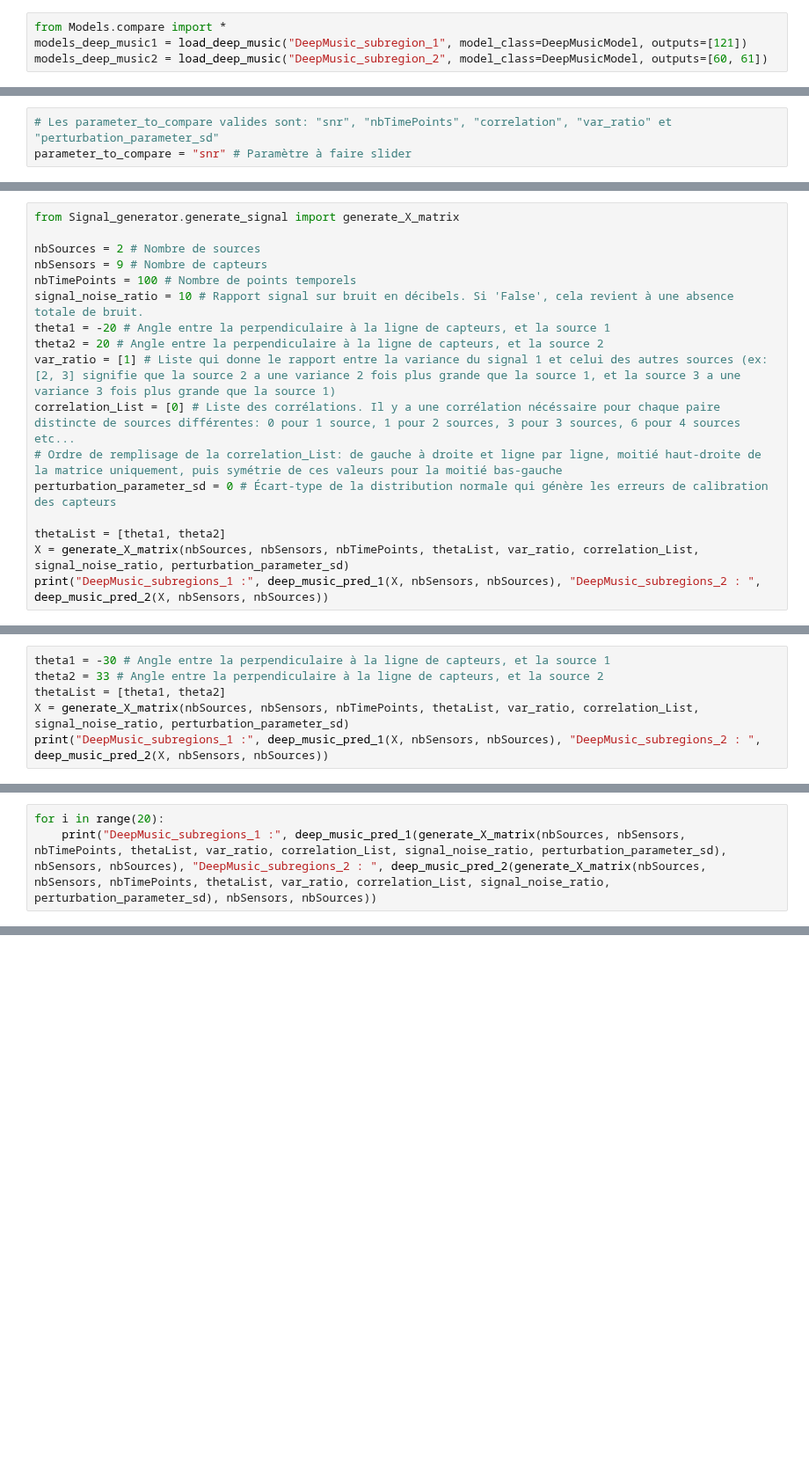
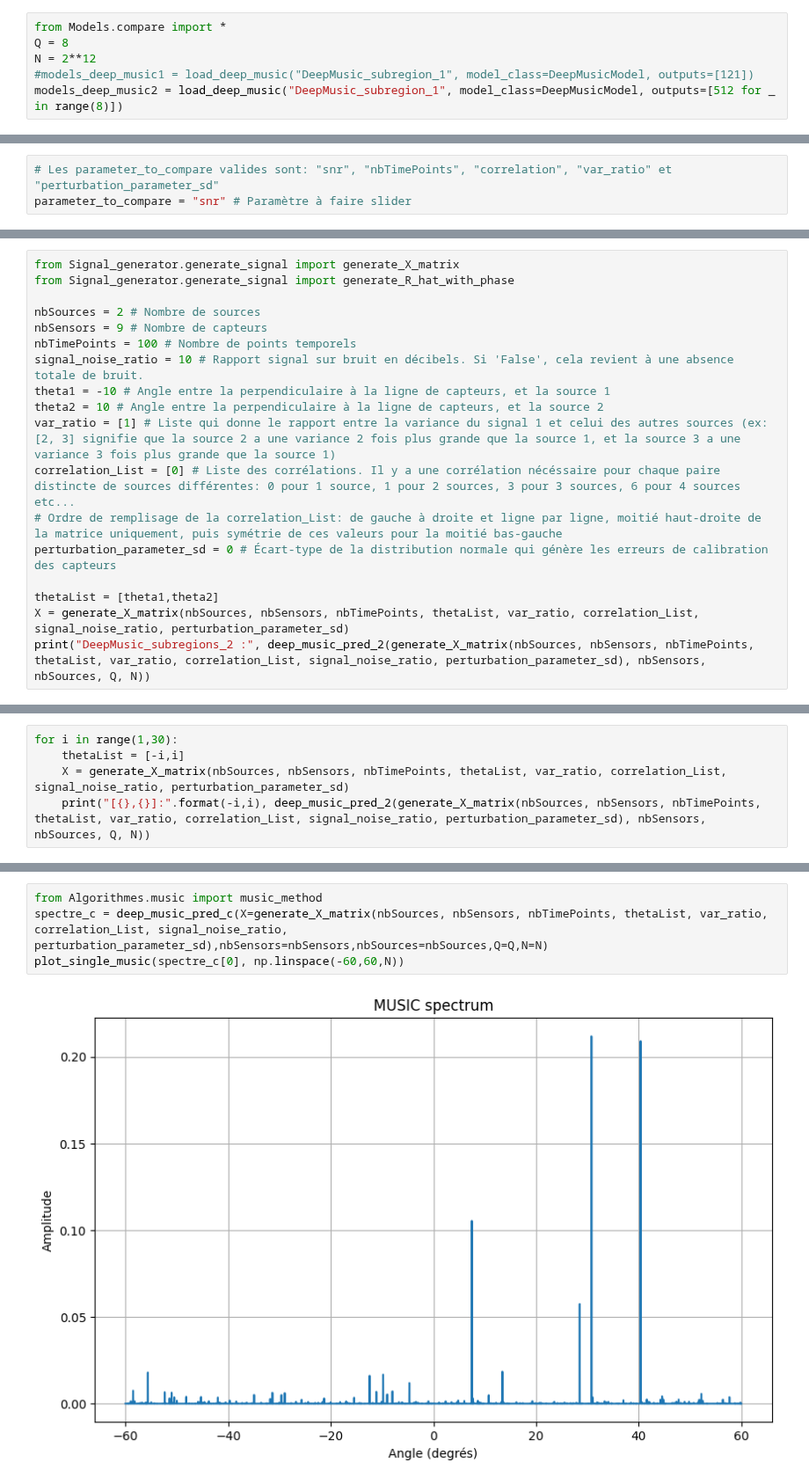
Before and after one commit to tanguylegrand2/PFE, a Jupyter notebook: MSE_compare_Nathan.ipynb, the cells around one changed output, grey strips where cells are left out. Shown at 88% size. Saved outputs shown, nothing was run; the diff lists cells and outputs as text; blank space fills up the shorter version.

```diff
--- a/MSE_compare_Nathan.ipynb
+++ b/MSE_compare_Nathan.ipynb
@@ -66,4 +19,6 @@ class DeepMusicModel(nn.Module):
 # %%
 from Models.compare import *
-models_deep_music1 = load_deep_music("DeepMusic_subregion_1", model_class=DeepMusicModel, outputs=[121])
-models_deep_music2 = load_deep_music("DeepMusic_subregion_2", model_class=DeepMusicModel, outputs=[60, 61])
+Q = 8
+N = 2**12
+#models_deep_music1 = load_deep_music("DeepMusic_subregion_1", model_class=DeepMusicModel, outputs=[121])
+models_deep_music2 = load_deep_music("DeepMusic_subregion_1", model_class=DeepMusicModel, outputs=[512 for _ in range(8)])
@@ -204,18 +148,19 @@ KeyboardInterrupt:
 # %%
 from Signal_generator.generate_signal import generate_X_matrix
+from Signal_generator.generate_signal import generate_R_hat_with_phase
 
 nbSources = 2 # Nombre de sources
 nbSensors = 9 # Nombre de capteurs
 nbTimePoints = 100 # Nombre de points temporels
 signal_noise_ratio = 10 # Rapport signal sur bruit en décibels. Si 'False', cela revient à une absence totale de bruit.
-theta1 = -20 # Angle entre la perpendiculaire à la ligne de capteurs, et la source 1
-theta2 = 20 # Angle entre la perpendiculaire à la ligne de capteurs, et la source 2
+theta1 = -10 # Angle entre la perpendiculaire à la ligne de capteurs, et la source 1
+theta2 = 10 # Angle entre la perpendiculaire à la ligne de capteurs, et la source 2
 var_ratio = [1] # Liste qui donne le rapport entre la variance du signal 1 et celui des autres sources (ex: [2, 3] signifie que la source 2 a une variance 2 fois plus grande que la source 1, et la source 3 a une variance 3 fois plus grande que la source 1)
 correlation_List = [0] # Liste des corrélations. Il y a une corrélation nécéssaire pour chaque paire distincte de sources différentes: 0 pour 1 source, 1 pour 2 sources, 3 pour 3 sources, 6 pour 4 sources etc...
 # Ordre de remplisage de la correlation_List: de gauche à droite et ligne par ligne, moitié haut-droite de la matrice uniquement, puis symétrie de ces valeurs pour la moitié bas-gauche
 perturbation_parameter_sd = 0 # Écart-type de la distribution normale qui génère les erreurs de calibration des capteurs
 
-thetaList = [theta1, theta2]
+thetaList = [theta1,theta2]
 X = generate_X_matrix(nbSources, nbSensors, nbTimePoints, thetaList, var_ratio, correlation_List, signal_noise_ratio, perturbation_parameter_sd)
-print("DeepMusic_subregions_1 :", deep_music_pred_1(X, nbSensors, nbSources), "DeepMusic_subregions_2 : ", deep_music_pred_2(X, nbSensors, nbSources))
+print("DeepMusic_subregions_2 :", deep_music_pred_2(generate_X_matrix(nbSources, nbSensors, nbTimePoints, thetaList, var_ratio, correlation_List, signal_noise_ratio, perturbation_parameter_sd), nbSensors, nbSources, Q, N))
 # %% [output]
@@ -223,6 +167,0 @@ DeepMusic_subregions_1 : [-19.  15.] DeepMusic_subregions_2 :  [-31.  20.]
-# %%
-theta1 = -30 # Angle entre la perpendiculaire à la ligne de capteurs, et la source 1
-theta2 = 33 # Angle entre la perpendiculaire à la ligne de capteurs, et la source 2
-thetaList = [theta1, theta2]
-X = generate_X_matrix(nbSources, nbSensors, nbTimePoints, thetaList, var_ratio, correlation_List, signal_noise_ratio, perturbation_parameter_sd)
-print("DeepMusic_subregions_1 :", deep_music_pred_1(X, nbSensors, nbSources), "DeepMusic_subregions_2 : ", deep_music_pred_2(X, nbSensors, nbSources))
@@ -231,4 +168,6 @@ DeepMusic_subregions_1 : [-46.  15.] DeepMusic_subregions_2 :  [-15.  15.]
 # %%
-for i in range(20):
-    print("DeepMusic_subregions_1 :", deep_music_pred_1(generate_X_matrix(nbSources, nbSensors, nbTimePoints, thetaList, var_ratio, correlation_List, signal_noise_ratio, perturbation_parameter_sd), nbSensors, nbSources), "DeepMusic_subregions_2 : ", deep_music_pred_2(generate_X_matrix(nbSources, nbSensors, nbTimePoints, thetaList, var_ratio, correlation_List, signal_noise_ratio, perturbation_parameter_sd), nbSensors, nbSources))
+for i in range(1,30):
+    thetaList = [-i,i]
+    X = generate_X_matrix(nbSources, nbSensors, nbTimePoints, thetaList, var_ratio, correlation_List, signal_noise_ratio, perturbation_parameter_sd)
+    print("[{},{}]:".format(-i,i), deep_music_pred_2(generate_X_matrix(nbSources, nbSensors, nbTimePoints, thetaList, var_ratio, correlation_List, signal_noise_ratio, perturbation_parameter_sd), nbSensors, nbSources, Q, N))
 # %% [output]
@@ -254,0 +191,6 @@ DeepMusic_subregions_1 : [-36.  54.] DeepMusic_subregions_2 :  [-15.  15.]
+# %%
+from Algorithmes.music import music_method
+spectre_c = deep_music_pred_c(X=generate_X_matrix(nbSources, nbSensors, nbTimePoints, thetaList, var_ratio, correlation_List, signal_noise_ratio, perturbation_parameter_sd),nbSensors=nbSensors,nbSources=nbSources,Q=Q,N=N)
+plot_single_music(spectre_c[0], np.linspace(-60,60,N))
+# %% [output]
+[figure, added]
```
Also changed, not shown: parts of 11 cells of this notebook.
